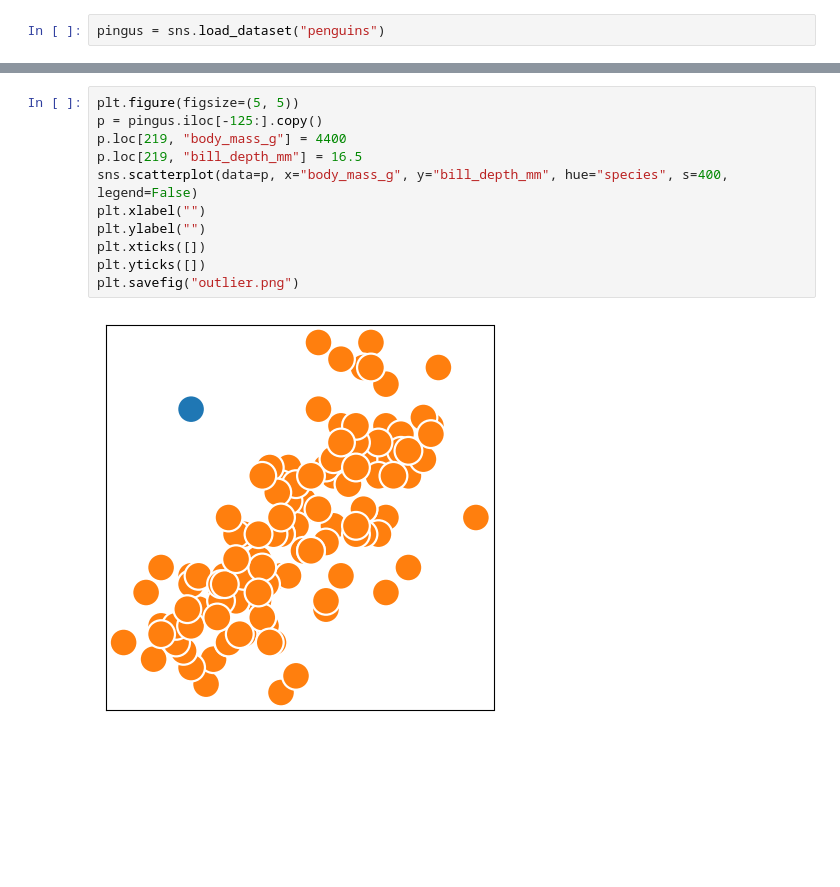
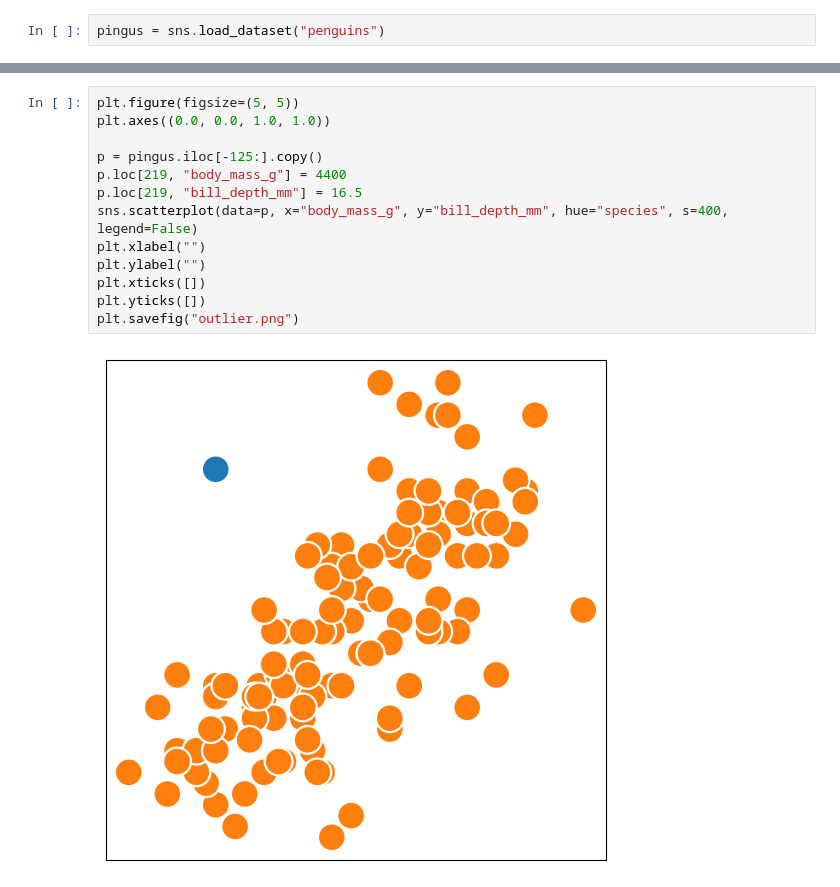
Before and after one commit to krother/probably_fun, a Jupyter notebook: memory/BasicPlots.ipynb, the cells around one changed output, grey strips where cells are left out. Drawn from its saved outputs; the diff is of its cells as text; blank space fills up the shorter version.

```diff
--- a/memory/BasicPlots.ipynb
+++ b/memory/BasicPlots.ipynb
@@ -71,16 +73,18 @@ plt.savefig("histo.png")
 # %%
 plt.figure(figsize=(5, 5))
+plt.axes((0.0, 0.0, 1.0, 1.0))
+
 p = pingus.iloc[-125:].copy()
 p.loc[219, "body_mass_g"] = 4400
 p.loc[219, "bill_depth_mm"] = 16.5
 sns.scatterplot(data=p, x="body_mass_g", y="bill_depth_mm", hue="species", s=400, legend=False)
 plt.xlabel("")
 plt.ylabel("")
 plt.xticks([])
 plt.yticks([])
 plt.savefig("outlier.png")
 # %% [output]
-[figure, old version]
+[figure, new version]
 # %%
 num = pingus.iloc[:,2:].copy().dropna()
 num ["sex"] = (num["sex"] == "Male").astype(int)
```
Also changed, not shown: parts of 18 cells of this notebook, 17 other files.
